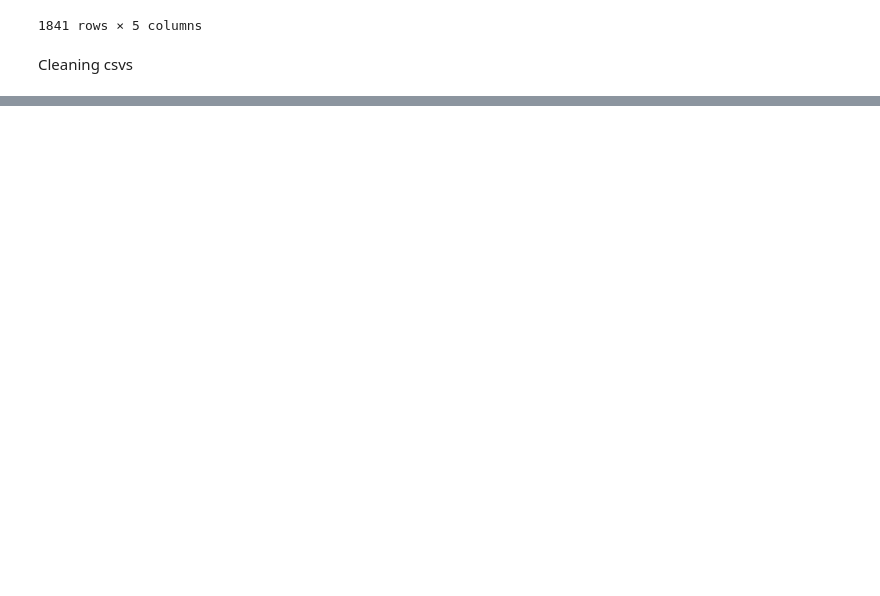
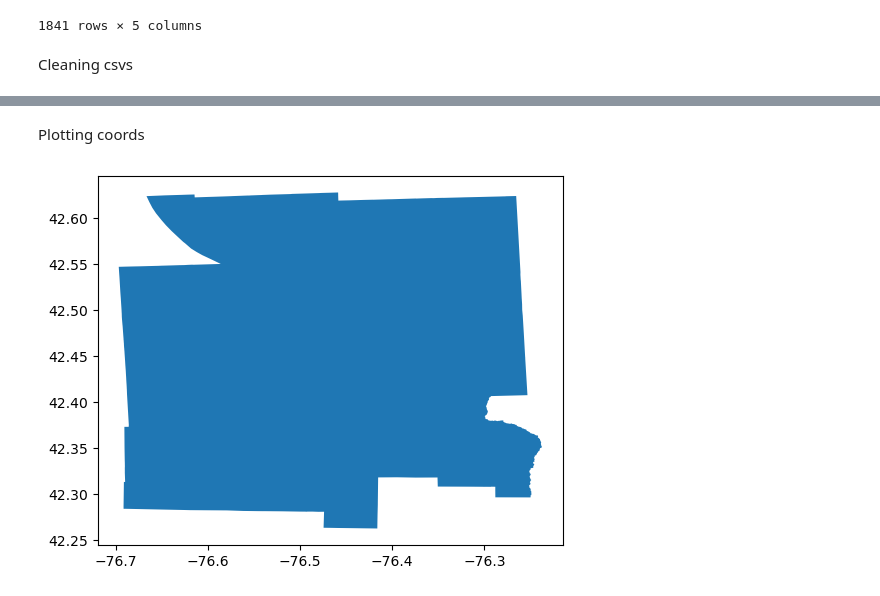
Before and after one commit to xegux/CMCM22, a Jupyter notebook: datascraping.ipynb, the cells around one changed output, grey strips where cells are left out. Drawn from its saved outputs; the diff is of its cells as text; code cells hidden in the pictures; blank space fills up the shorter version.

```diff
--- a/datascraping.ipynb
+++ b/datascraping.ipynb
@@ -184,0 +188,8 @@ f.to_csv('clean.csv')
+# %%
+import json
+
+with open('tompkins-county-coords.json', 'r') as f:
+    coords = json.load(f)
+coords = coords['coordinates'][0]
+coords = [(i,j) for i,j in coords]
+coords
@@ -184,0 +214,15 @@ f.to_csv('clean.csv')
+# %% [markdown]
+Plotting coords
+# %%
+
+from shapely import geometry
+import matplotlib.pyplot as plt
+import geopandas as gpd
+
+tompkinscounty = geometry.Polygon(coords)
+
+p = gpd.GeoSeries(tompkinscounty)
+p.plot()
+plt.show()
+# %% [output]
+[figure, added]
```
Also changed, not shown: parts of 7 cells of this notebook, 1 other file.
